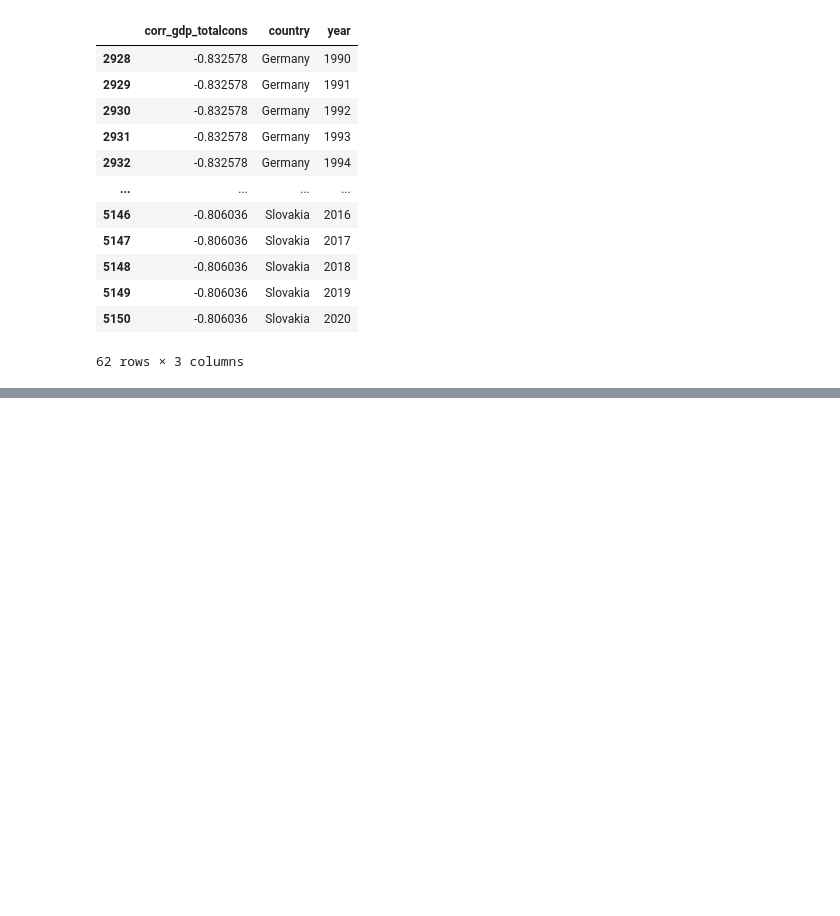
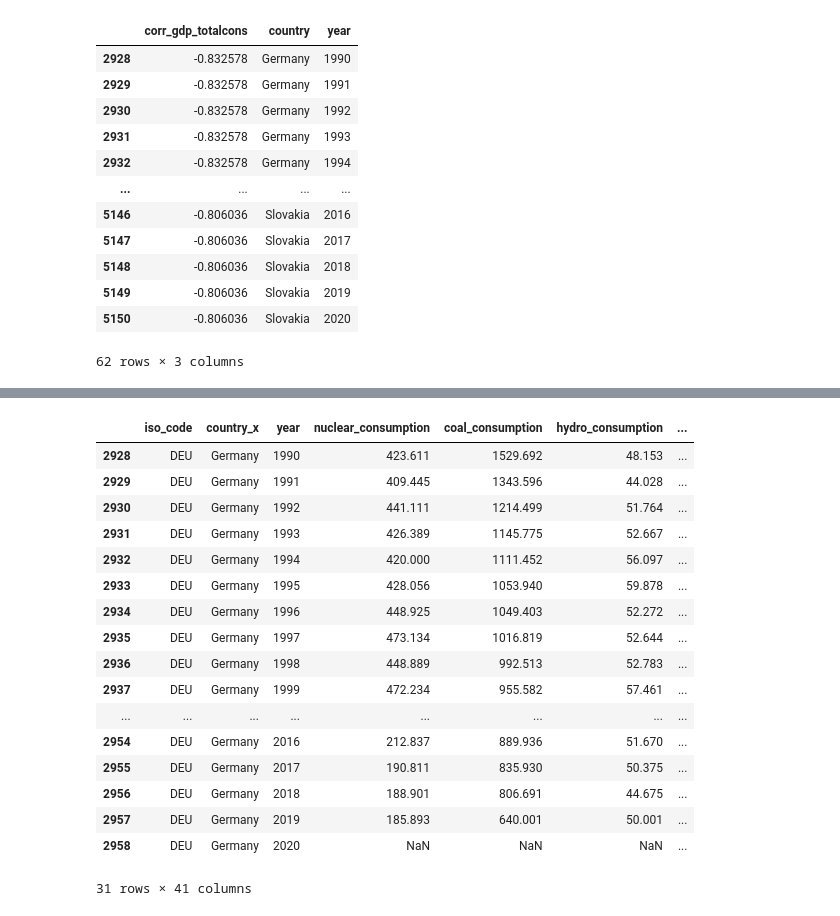
Before and after one commit to TeamGreenWave/capstone_project, a Jupyter notebook: correlations_GDP_PEC_SLS.ipynb, the cells around one changed output, grey strips where cells are left out. Drawn from its saved outputs; the diff is of its cells as text; code cells hidden in the pictures; blank space fills up the shorter version.

```diff
--- a/correlations_GDP_PEC_SLS.ipynb
+++ b/correlations_GDP_PEC_SLS.ipynb
@@ -233,0 +256,4 @@ consume_gdp_df2[['corr_gdp_totalcons','country','year']][consume_gdp_df2['corr_g
+# %%
+corr_pop_df = consume_gdp_df2.merge(pop_df, how = 'inner', on = ['iso_code','year'])
+
+corr_pop_df
@@ -233,0 +274,6 @@ consume_gdp_df2[['corr_gdp_totalcons','country','year']][consume_gdp_df2['corr_g
+# %%
+#dropping the unnecessary additional country and the unnamed column
+
+corr_pop_df.drop(['country_y','country_name', 'Unnamed: 0'], axis = 1, inplace = True)
+
+corr_pop_df
@@ -233,0 +318,3 @@ consume_gdp_df2[['corr_gdp_totalcons','country','year']][consume_gdp_df2['corr_g
+# %%
+corr_pop_df['gdp_capita'] = corr_pop_df['gdp_ppp'] / corr_pop_df['population']
+corr_pop_df['gdp_capita'].isna().value_counts() #null values are to be expected due to possible unreported Data in the population table and Null values for gdp in the gdp table
@@ -233,0 +327,27 @@ consume_gdp_df2[['corr_gdp_totalcons','country','year']][consume_gdp_df2['corr_g
+# %%
+
+#empty list for storing the individual data frames for seperation by country
+li = []
+
+#iterationg through the list of iso_codes to separate the countries and create individual correlation and not have the corr() method do an overall correlation
+for code in codes_list:
+    df = corr_pop_df[corr_pop_df['iso_code']== code]
+    df['corr_gdp_capita_totalcons']     = df['gdp_capita'].corr(consume_gdp_df['total_consumption'], method= 'pearson')
+    df['corr_gdp_capita_fossilcons']    = df['gdp_capita'].corr(consume_gdp_df['fossil_consumption'], method= 'pearson')
+    df['corr_gdp_capita_renewcons']     = df['gdp_capita'].corr(consume_gdp_df['renewables_consumption'], method= 'pearson')
+    df['corr_gdp_capita_gascons']       = df['gdp_capita'].corr(consume_gdp_df['gas_consumption'], method= 'pearson')
+    df['corr_gdp_capita_coalcons']      = df['gdp_capita'].corr(consume_gdp_df['coal_consumption'], method= 'pearson')
+    df['corr_gdp_capita_oilcons']       = df['gdp_capita'].corr(consume_gdp_df['oil_consumption'], method= 'pearson')
+    df['corr_gdp_capita_hydrocons']     = df['gdp_capita'].corr(consume_gdp_df['hydro_consumption'], method= 'pearson')
+    df['corr_gdp_capita_windcons']      = df['gdp_capita'].corr(consume_gdp_df['wind_consumption'], method= 'pearson')
+    df['corr_gdp_capita_biofuelcons']   = df['gdp_capita'].corr(consume_gdp_df['biofuel_consumption'], method= 'pearson')
+    df['corr_gdp_capita_othercons']     = df['gdp_capita'].corr(consume_gdp_df['other_renewable_consumption'], method= 'pearson')
+    df['corr_gdp_capita_nuclearcons']   = df['gdp_capita'].corr(consume_gdp_df['nuclear_consumption'], method= 'pearson')
+
+
+    li.append(df)
+
+#concatenation the dataframes in the list to a single dataframe
+corr_pop_df2 = pd.concat(li, axis=0, ignore_index=True)
+
+corr_pop_df2
@@ -233,0 +385,21 @@ consume_gdp_df2[['corr_gdp_totalcons','country','year']][consume_gdp_df2['corr_g
+# %%
+corr_pop_df2[corr_pop_df2['country_x']== 'Germany']
+# %% [output]
+|  | iso_code | country_x | year | nuclear_consumption | coal_consumption | hydro_consumption | ... |
+| 2928 | DEU | Germany | 1990 | 423.611 | 1529.692 | 48.153 | ... |
+| 2929 | DEU | Germany | 1991 | 409.445 | 1343.596 | 44.028 | ... |
+| 2930 | DEU | Germany | 1992 | 441.111 | 1214.499 | 51.764 | ... |
+| 2931 | DEU | Germany | 1993 | 426.389 | 1145.775 | 52.667 | ... |
+| 2932 | DEU | Germany | 1994 | 420.000 | 1111.452 | 56.097 | ... |
+| 2933 | DEU | Germany | 1995 | 428.056 | 1053.940 | 59.878 | ... |
+| 2934 | DEU | Germany | 1996 | 448.925 | 1049.403 | 52.272 | ... |
+| 2935 | DEU | Germany | 1997 | 473.134 | 1016.819 | 52.644 | ... |
+| 2936 | DEU | Germany | 1998 | 448.889 | 992.513 | 52.783 | ... |
+| 2937 | DEU | Germany | 1999 | 472.234 | 955.582 | 57.461 | ... |
+| ... | ... | ... | ... | ... | ... | ... | ... |
+| 2954 | DEU | Germany | 2016 | 212.837 | 889.936 | 51.670 | ... |
+| 2955 | DEU | Germany | 2017 | 190.811 | 835.930 | 50.375 | ... |
+| 2956 | DEU | Germany | 2018 | 188.901 | 806.691 | 44.675 | ... |
+| 2957 | DEU | Germany | 2019 | 185.893 | 640.001 | 50.001 | ... |
+| 2958 | DEU | Germany | 2020 | NaN | NaN | NaN | ... |
+31 rows × 41 columns
```
Also changed, not shown: parts of 13 cells of this notebook, 1 other file.
